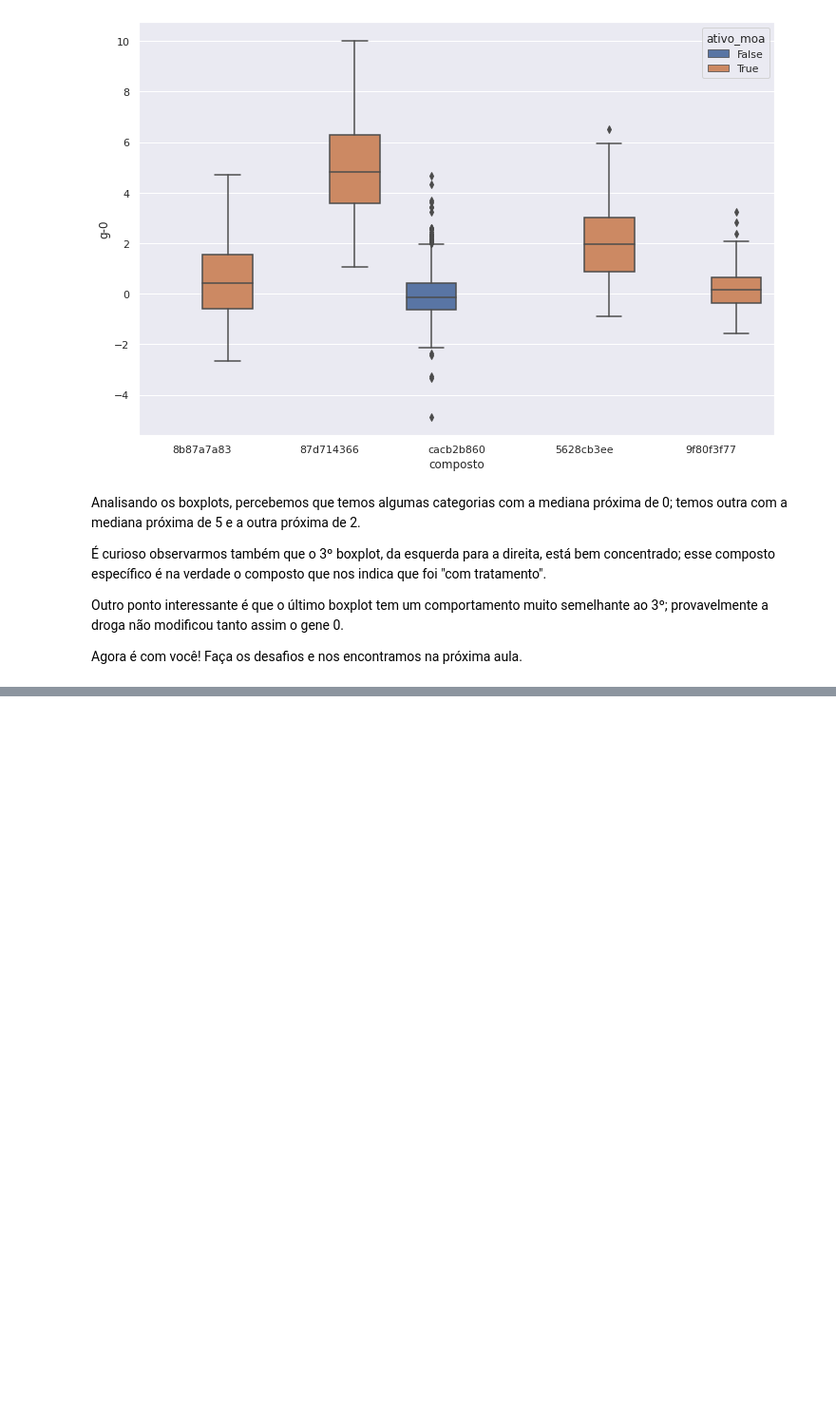
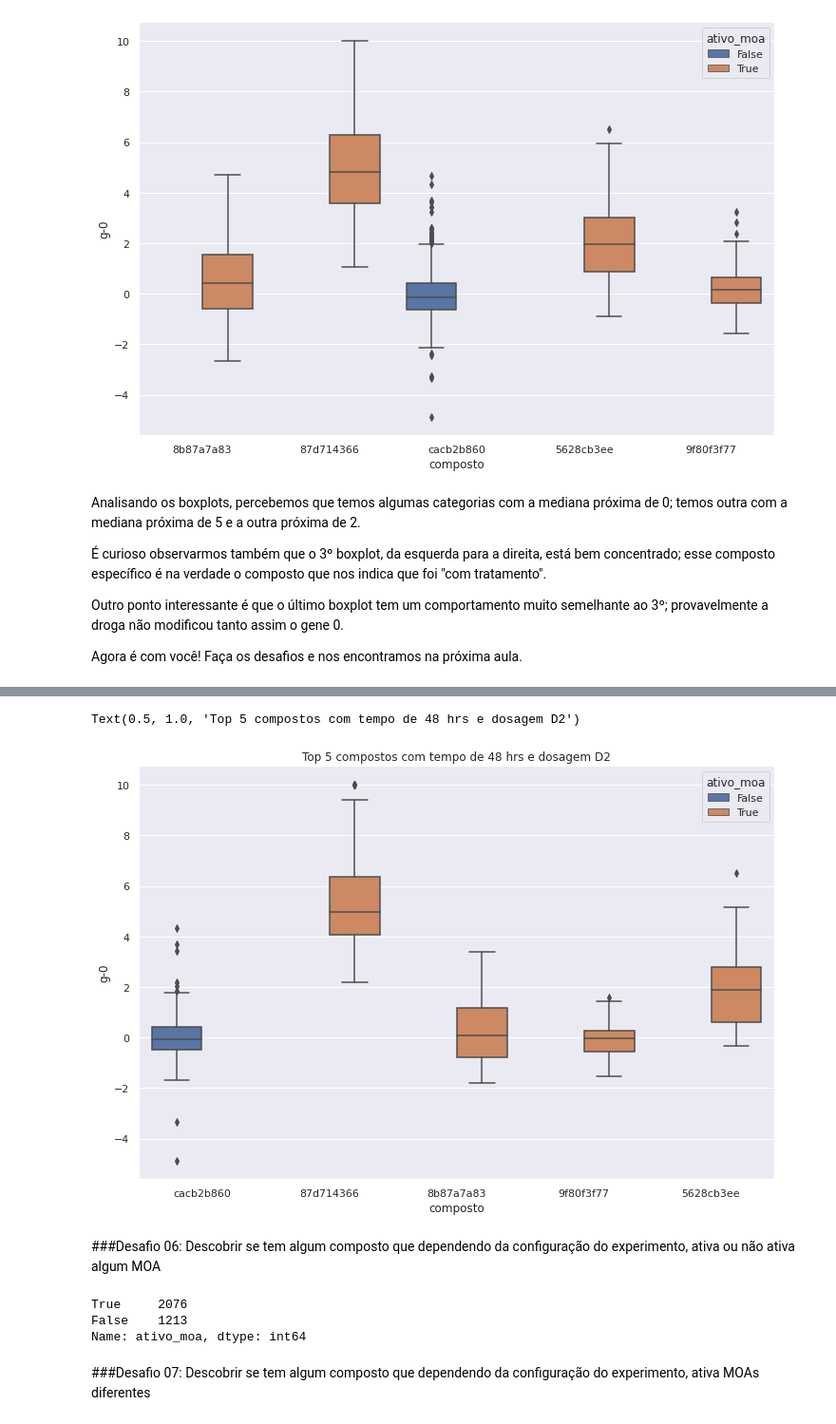
Before and after one commit to ianbs/imersao-data-science-alura, a Jupyter notebook: Aula_04.ipynb, the cells around one changed output, grey strips where cells are left out. Shown at 95% size. Drawn from its saved outputs; the diff is of its cells as text; code cells hidden in the pictures; blank space fills up the shorter version.

```diff
--- a/Aula_04.ipynb
+++ b/Aula_04.ipynb
@@ -737,0 +787,17 @@ Agora é com você! Faça os desafios e nos encontramos na próxima aula.
+# %%
+plt.figure(figsize=(12,8))
+sns.boxplot(data = dados_combinados.query('composto in @composto_principal & eh48 == True & dose == "D2"'), y= 'g-0', x='composto', hue='ativo_moa').set_title("Top 5 compostos com tempo de 48 hrs e dosagem D2")
+# %% [output]
+Text(0.5, 1.0, 'Top 5 compostos com tempo de 48 hrs e dosagem D2')
+[figure, added]
+# %% [markdown]
+
+###Desafio 06: Descobrir se tem algum composto que dependendo da configuração do experimento, ativa ou não ativa algum MOA
+# %%
+dados_combinados.groupby('composto').ativo_moa.mean().value_counts()
+# %% [output]
+True     2076
+False    1213
+Name: ativo_moa, dtype: int64
+# %% [markdown]
+###Desafio 07: Descobrir se tem algum composto que dependendo da configuração do experimento, ativa MOAs diferentes
```
Also changed, not shown: parts of 18 cells of this notebook.
